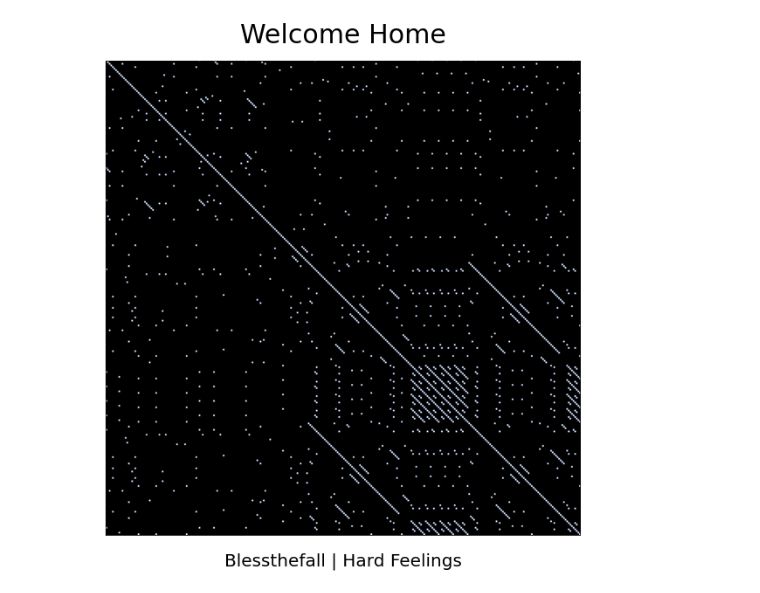
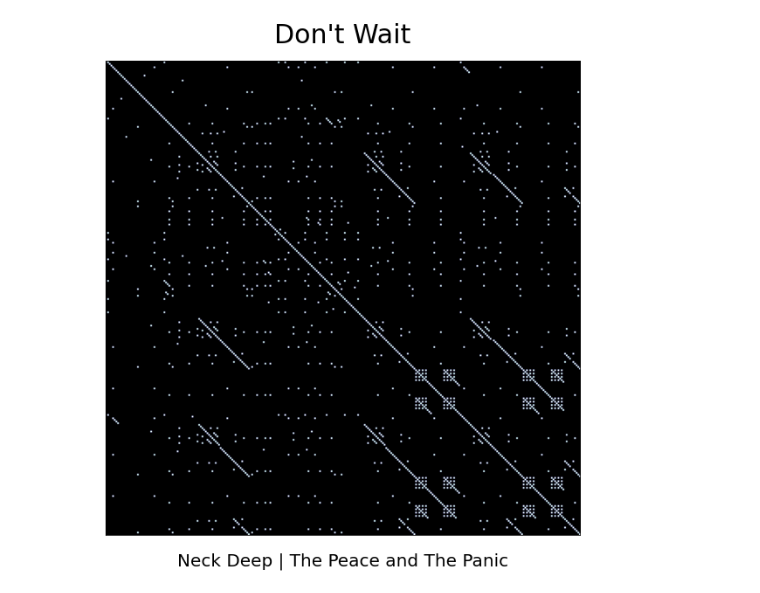
Before and after one commit to diego-gonher/programacion_cientifica, a Jupyter notebook: autosemejanza_en_letras/AutoSemejanzaEnLetras.ipynb, the cells around one changed output. Cells and saved outputs as stored; diff of their text form; code cells hidden in the pictures.

```diff
--- a/autosemejanza_en_letras/AutoSemejanzaEnLetras.ipynb
+++ b/autosemejanza_en_letras/AutoSemejanzaEnLetras.ipynb
@@ -79,28 +107,28 @@ for i in np.arange(len(words)):
 # %%
 # creamos la figura y los ejes
 fig1, ax1 = plt.subplots(figsize=(10,10))
 
 # usamos imshow para mostrar la matriz
 plt.imshow(self_similarity, cmap='bone')
 
 # añadimos titulo de la cancion arriba
-ax1.set_title("Welcome Home", pad=20, fontdict={'fontsize': 30})
+ax1.set_title("Don't Wait", pad=20, fontdict={'fontsize': 30})
 
 # añadimos nombre del artista y album
-ax1.set_xlabel("Blessthefall | Hard Feelings", fontdict={'fontsize': 20})
+ax1.set_xlabel("Neck Deep | The Peace and The Panic", fontdict={'fontsize': 20})
 
 # movemos el texto de abajo un poco
 ax1.xaxis.labelpad = 20
 
 # desaparecemos los ticks on ambos ejes
 ax1.tick_params(which='both', width=0)
 plt.xticks(np.arange(0))
 plt.yticks(np.arange(0))
 
 # podemos guardar la imagen con la siguiente linea, aca la dejo comentada
-plt.savefig('welcome_home.jpg', dpi=256/2)
+#plt.savefig('dont_wait.jpg', dpi=256/2)
 
 # mostramos la grafica
 plt.show()
 # %% [output]
-[figure, old version]
+[figure, new version]
```
Also changed, not shown: parts of 8 cells of this notebook.
